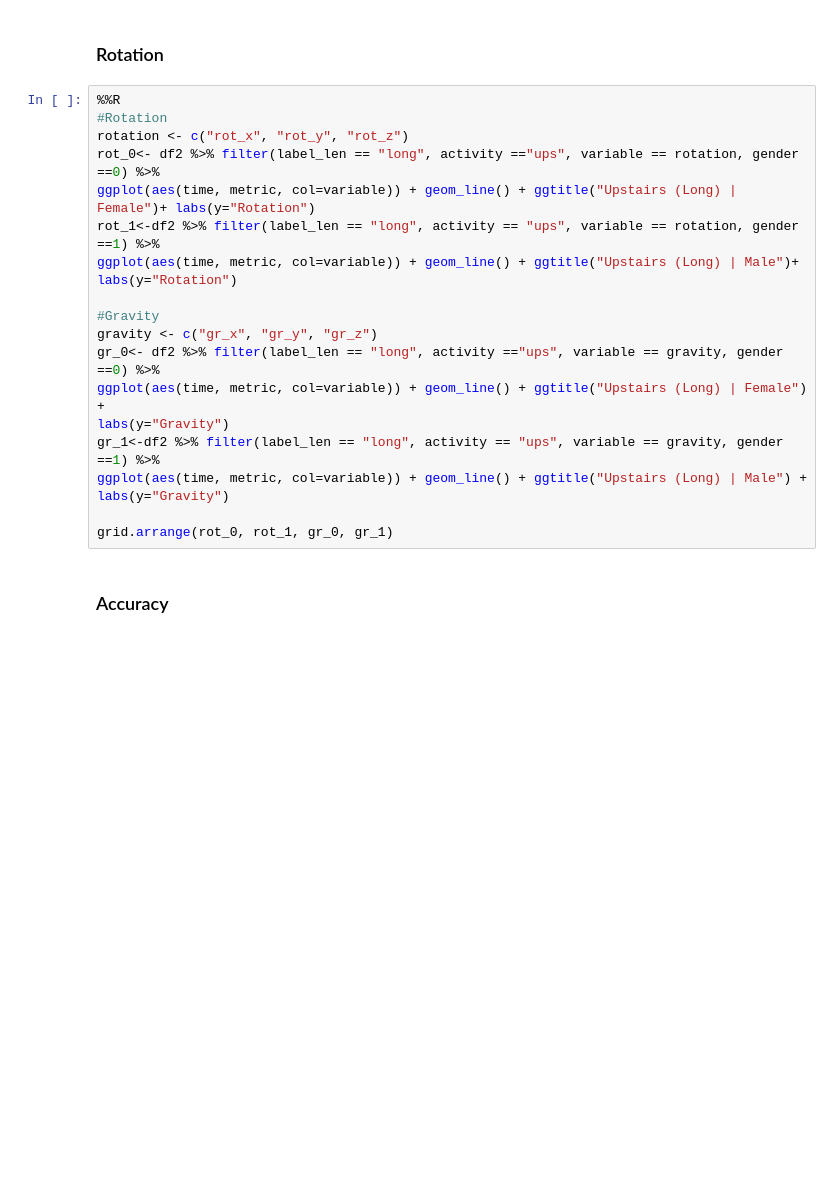
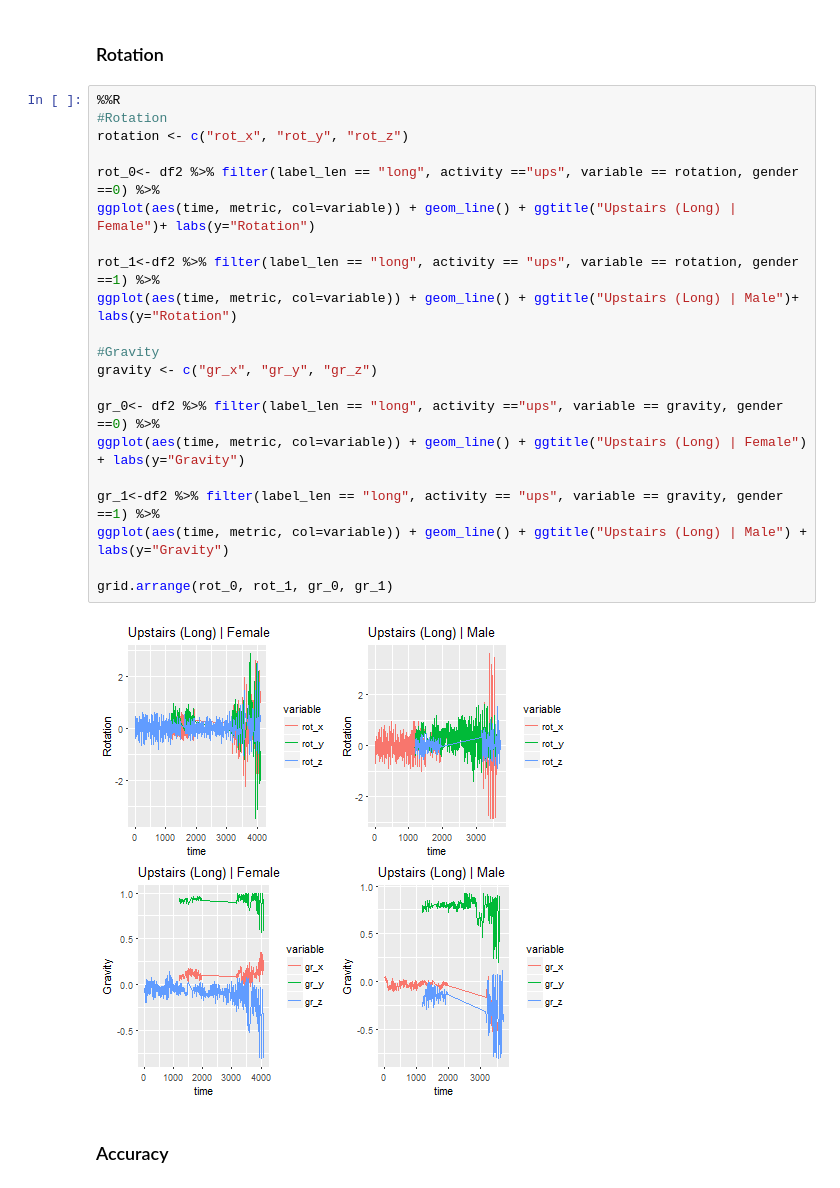
Before and after one commit to raquelredo/Projects, a Jupyter notebook: Machine Learning/Mobile_ts/mobile_ts.ipynb, the cells around one changed output. Drawn from its saved outputs; the diff is of its cells as text; blank space fills up the shorter version.

```diff
--- a/Machine Learning/Mobile_ts/mobile_ts.ipynb
+++ b/Machine Learning/Mobile_ts/mobile_ts.ipynb
@@ -447,21 +458,26 @@ grid.arrange(ups_0, ups_1)
 # %%
 %%R
 #Rotation
 rotation <- c("rot_x", "rot_y", "rot_z")
+
 rot_0<- df2 %>% filter(label_len == "long", activity =="ups", variable == rotation, gender ==0) %>%
 ggplot(aes(time, metric, col=variable)) + geom_line() + ggtitle("Upstairs (Long) | Female")+ labs(y="Rotation")
+
 rot_1<-df2 %>% filter(label_len == "long", activity == "ups", variable == rotation, gender ==1) %>%
 ggplot(aes(time, metric, col=variable)) + geom_line() + ggtitle("Upstairs (Long) | Male")+ labs(y="Rotation")
 
 #Gravity
 gravity <- c("gr_x", "gr_y", "gr_z")
+
 gr_0<- df2 %>% filter(label_len == "long", activity =="ups", variable == gravity, gender ==0) %>%
-ggplot(aes(time, metric, col=variable)) + geom_line() + ggtitle("Upstairs (Long) | Female") +
-labs(y="Gravity")
+ggplot(aes(time, metric, col=variable)) + geom_line() + ggtitle("Upstairs (Long) | Female") + labs(y="Gravity")
+
 gr_1<-df2 %>% filter(label_len == "long", activity == "ups", variable == gravity, gender ==1) %>%
 ggplot(aes(time, metric, col=variable)) + geom_line() + ggtitle("Upstairs (Long) | Male") + labs(y="Gravity")
 
 grid.arrange(rot_0, rot_1, gr_0, gr_1)
+# %% [output]
+[figure, added]
 # %% [markdown]
 ### Accuracy
 # %%
```
Also changed, not shown: parts of 21 cells of this notebook, 2 other files.
